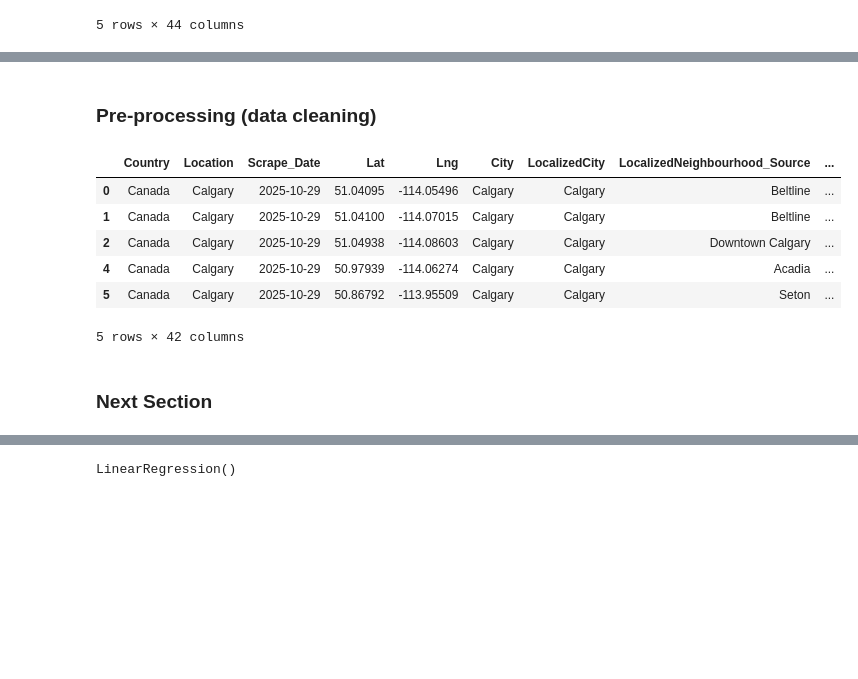
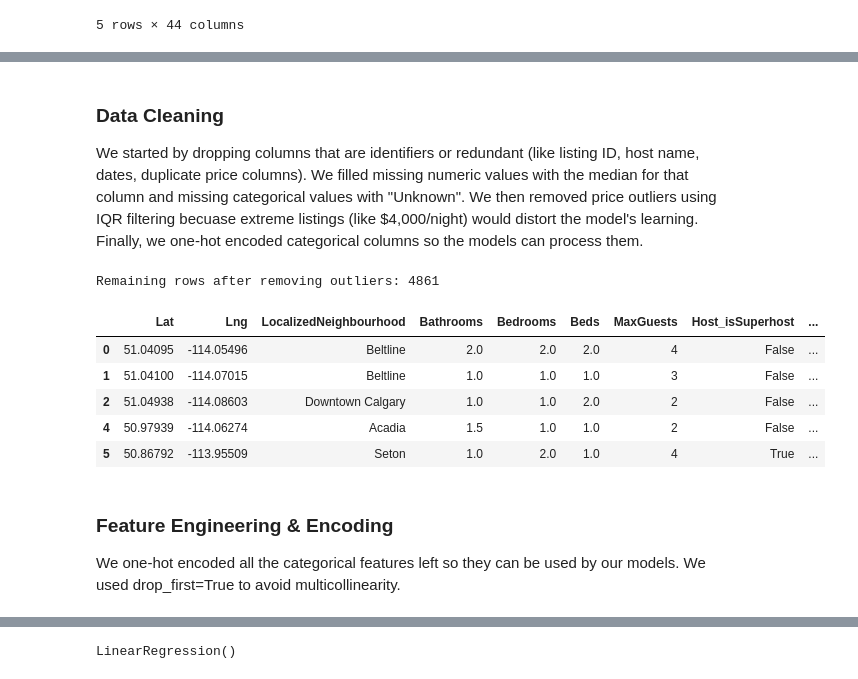
Before and after one commit to fatmaAlzu/444_Project, a Jupyter notebook: airbnbPrediction.ipynb, the cells around one changed output, grey strips where cells are left out. Cells and saved outputs as stored; diff of their text form; code cells hidden in the pictures; blank space fills up the shorter version.

```diff
--- a/airbnbPrediction.ipynb
+++ b/airbnbPrediction.ipynb
@@ -27,25 +104,44 @@ df.head() # Displaying the first few rows of the dataset
 # %% [markdown]
-### Pre-processing (data cleaning)
+### Data Cleaning
+
+We started by dropping columns that are identifiers or redundant (like listing ID, host name, dates, duplicate price columns). We filled missing numeric values with the median for that column and missing categorical values with "Unknown". We then removed price outliers using IQR filtering becuase extreme listings (like $4,000/night) would distort the model's learning. Finally, we one-hot encoded categorical columns so the models can process them.
 # %%
-df = df.drop(columns=["Airbnb_ListingID", "HostLanguages_Verbose"], errors='ignore')
+# Drop irrelevant identifiers, date columns, leakage columns, and duplicates
+drops = [
+    'Airbnb_ListingID', 'Host_ID', 'Host_FirstName', 'ListingTitle', # Don't generalize
+    'Scrape_Date', 'RecordInserted', 'Country', 'City', 'LocalizedCity', # Create too many dummies
+    'Location', 'HostLanguages_Verbose',
+    'BasicNightPrice_CheckIn', 'BasicNightPrice_CheckOut', # Leakage columns with direct price info
+    'BasicNightPrice', 'Taxes', 'BasicNightPriceString_USD', 'Taxes_USD', # More leakage columns
+    'isOverpricedPerBeds_Calc', 'isOverpricedPerGuest_Calc', # More leakage columns
+    'LocalizedNeighbourhood_Source', 'LocalizedNeighbourhood_ML', # Too many unique values to encode effectively
+    'Currency', 'isLimitedAirbnbData', 'isSuperhost', # Too many unique values to encode effectively
+    'RoomType_Clean', 'SpaceType_Clean' # Duplicates of RoomType and SpaceType
+]
+df = df.drop(columns=drops, errors='ignore')
+
+# Fill missing numeric values with median for that column & categorical with 'Unknown'
 df = df.fillna(df.median(numeric_only=True))
-df = df.fillna("Unknown")
+df = df.fillna('Unknown')
 
-Q1 = df["BasicNightPrice_USD"].quantile(0.25)
-Q3 = df["BasicNightPrice_USD"].quantile(0.75)
+# Remove price outliers using IQR since extreme listings would skew model training
+Q1 = df['BasicNightPrice_USD'].quantile(0.25)
+Q3 = df['BasicNightPrice_USD'].quantile(0.75)
 IQR = Q3 - Q1
+df = df[(df['BasicNightPrice_USD'] >= Q1 - 1.5*IQR) & (df['BasicNightPrice_USD'] <= Q3 + 1.5*IQR)] # Removing outliers based on IQR
 
-df = df[(df["BasicNightPrice_USD"] >= Q1 - 1.5*IQR) & (df["BasicNightPrice_USD"] <= Q3 + 1.5*IQR)]
-
+print(f"Remaining rows after removing outliers: {len(df)}")
 df.head()
 # %% [output]
+Remaining rows after removing outliers: 4861
-|  | Country | Location | Scrape_Date | Lat | Lng | City | LocalizedCity | LocalizedNeighbourhood_Source | ... |
-| 0 | Canada | Calgary | 2025-10-29 | 51.04095 | -114.05496 | Calgary | Calgary | Beltline | ... |
-| 1 | Canada | Calgary | 2025-10-29 | 51.04100 | -114.07015 | Calgary | Calgary | Beltline | ... |
-| 2 | Canada | Calgary | 2025-10-29 | 51.04938 | -114.08603 | Calgary | Calgary | Downtown Calgary | ... |
-| 4 | Canada | Calgary | 2025-10-29 | 50.97939 | -114.06274 | Calgary | Calgary | Acadia | ... |
-| 5 | Canada | Calgary | 2025-10-29 | 50.86792 | -113.95509 | Calgary | Calgary | Seton | ... |
+|  | Lat | Lng | LocalizedNeighbourhood | Bathrooms | Bedrooms | Beds | MaxGuests | Host_isSuperhost | ... |
+| 0 | 51.04095 | -114.05496 | Beltline | 2.0 | 2.0 | 2.0 | 4 | False | ... |
+| 1 | 51.04100 | -114.07015 | Beltline | 1.0 | 1.0 | 1.0 | 3 | False | ... |
+| 2 | 51.04938 | -114.08603 | Downtown Calgary | 1.0 | 1.0 | 2.0 | 2 | False | ... |
+| 4 | 50.97939 | -114.06274 | Acadia | 1.5 | 1.0 | 1.0 | 2 | False | ... |
+| 5 | 50.86792 | -113.95509 | Seton | 1.0 | 2.0 | 1.0 | 4 | True | ... |
-5 rows × 42 columns
 # %% [markdown]
-### Next Section
+### Feature Engineering & Encoding
+
+We one-hot encoded all the categorical features left so they can be used by our models. We used drop_first=True to avoid multicollinearity.
 # %%
```
Also changed, not shown: parts of 27 cells of this notebook.
